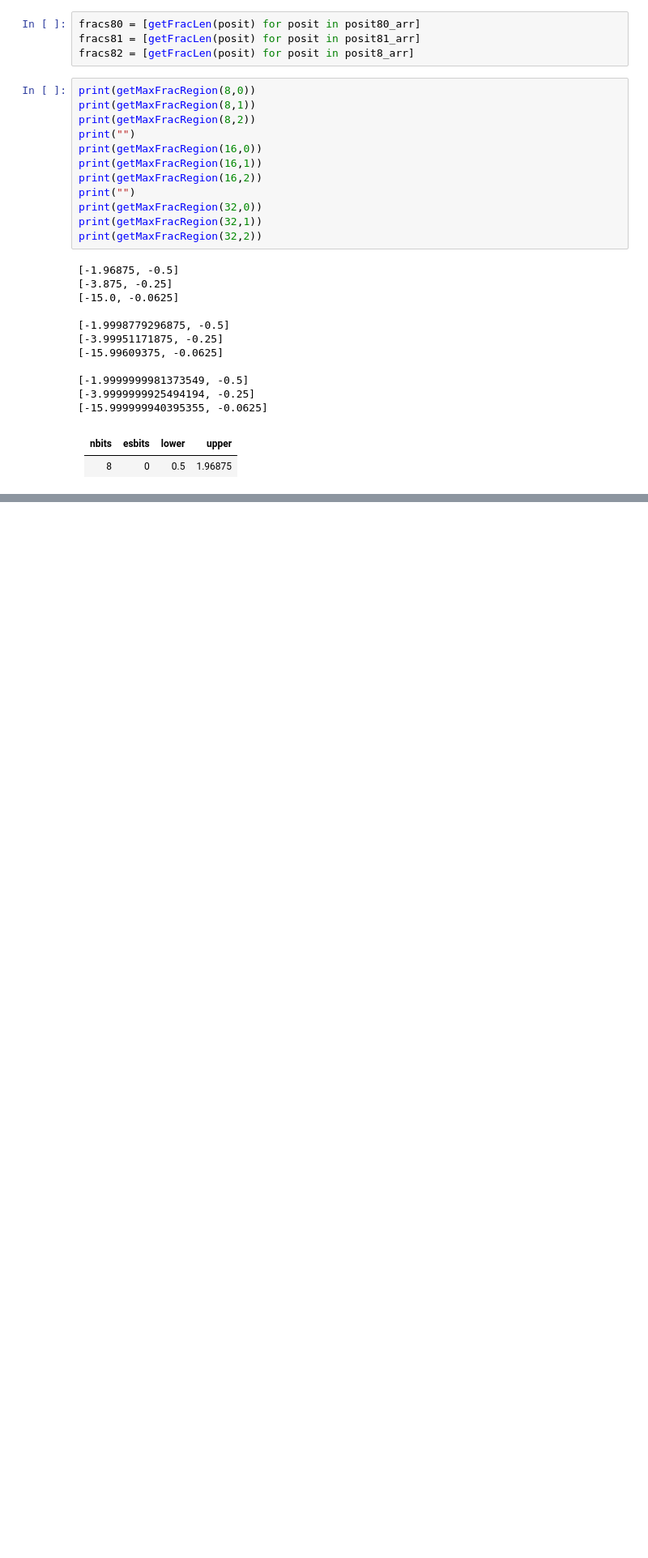
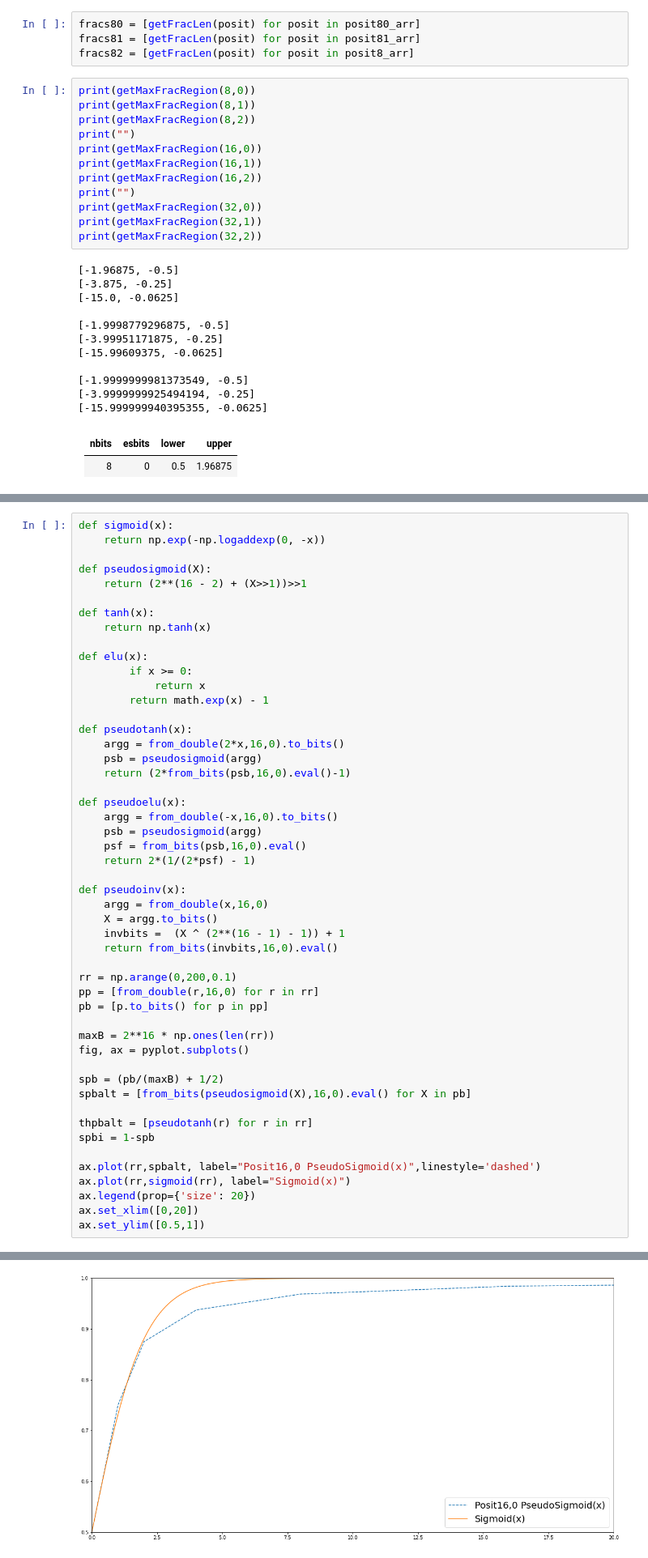
Before and after one commit to federicorossifr/phd_thesis_files, a Jupyter notebook: posit_plots.ipynb, the cells around one changed output, grey strips where cells are left out. Shown: that part at 81% size. Cells and saved outputs as stored; diff of their text form; blank space fills up the shorter version.

```diff
--- a/posit_plots.ipynb
+++ b/posit_plots.ipynb
@@ -153,0 +207,51 @@ ax.axvspan(0.5,1.96875,color='lightblue', alpha=0.5);
+# %%
+def sigmoid(x):
+    return np.exp(-np.logaddexp(0, -x))
+
+def pseudosigmoid(X):
+    return (2**(16 - 2) + (X>>1))>>1
+
+def tanh(x):
+    return np.tanh(x)
+
+def elu(x):
+        if x >= 0:
+            return x
+        return math.exp(x) - 1
+
+def pseudotanh(x):
+    argg = from_double(2*x,16,0).to_bits()
+    psb = pseudosigmoid(argg)
+    return (2*from_bits(psb,16,0).eval()-1)
+
+def pseudoelu(x):
+    argg = from_double(-x,16,0).to_bits()
+    psb = pseudosigmoid(argg)
+    psf = from_bits(psb,16,0).eval()
+    return 2*(1/(2*psf) - 1)
+
+def pseudoinv(x):
+    argg = from_double(x,16,0)
+    X = argg.to_bits()
+    invbits =  (X ^ (2**(16 - 1) - 1)) + 1
+    return from_bits(invbits,16,0).eval()
+
+rr = np.arange(0,200,0.1)
+pp = [from_double(r,16,0) for r in rr]
+pb = [p.to_bits() for p in pp]
+
+maxB = 2**16 * np.ones(len(rr))
+fig, ax = pyplot.subplots()
+
+spb = (pb/(maxB) + 1/2)
+spbalt = [from_bits(pseudosigmoid(X),16,0).eval() for X in pb]
+
+thpbalt = [pseudotanh(r) for r in rr]
+spbi = 1-spb
+
+ax.plot(rr,spbalt, label="Posit16,0 PseudoSigmoid(x)",linestyle='dashed')
+ax.plot(rr,sigmoid(rr), label="Sigmoid(x)")
+ax.legend(prop={'size': 20})
+ax.set_xlim([0,20])
+ax.set_ylim([0.5,1])
+# %% [output]
@@ -153,0 +259 @@ ax.axvspan(0.5,1.96875,color='lightblue', alpha=0.5);
+[figure, added]
```
Also changed, not shown: parts of 16 cells of this notebook.
